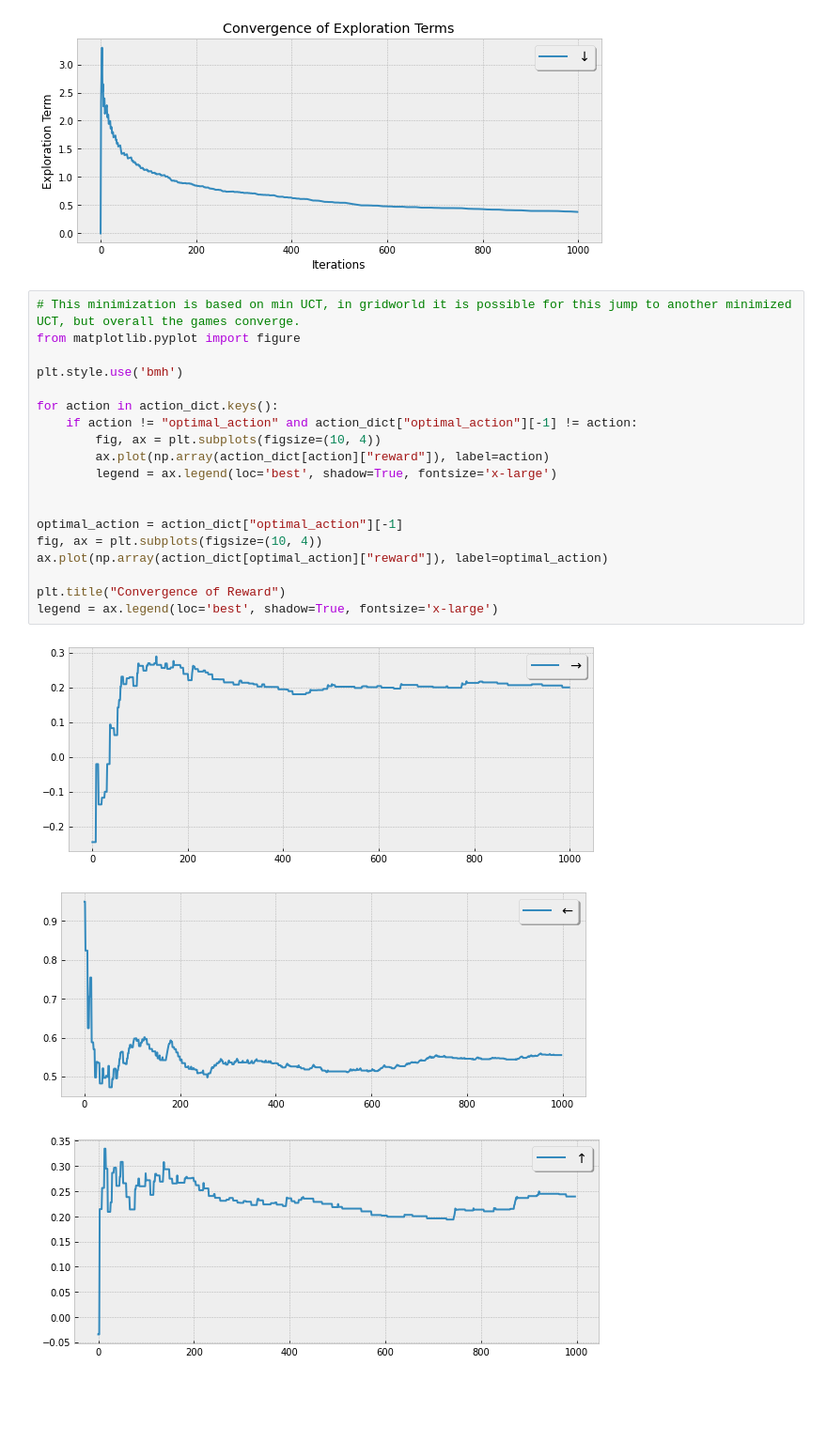
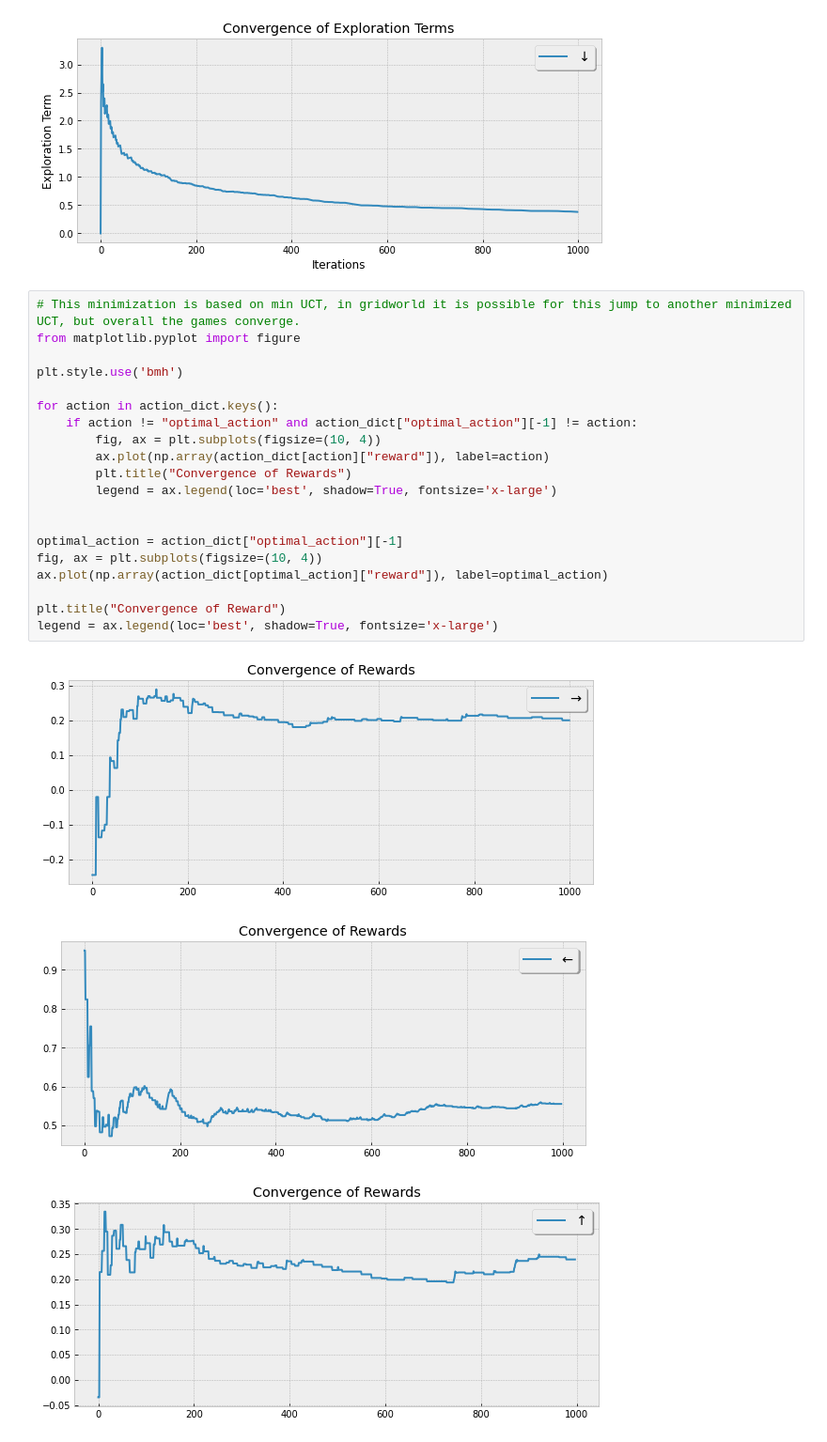
Before and after one commit to larkz/mcts-plots, a Jupyter notebook: conv_plot_all.ipynb, the cells around one changed output. Shown at 94% size. Saved outputs shown, nothing was run; the diff lists cells and outputs as text; blank space fills up the shorter version.

Commit message:
updated plot titling

```diff
--- a/conv_plot_all.ipynb
+++ b/conv_plot_all.ipynb
@@ -67,26 +67,27 @@ legend = ax.legend(loc='best', shadow=True, fontsize='x-large')
 # %%
 # This minimization is based on min UCT, in gridworld it is possible for this jump to another minimized UCT, but overall the games converge.
 from matplotlib.pyplot import figure
 
 plt.style.use('bmh')
 
 for action in action_dict.keys():
     if action != "optimal_action" and action_dict["optimal_action"][-1] != action:
         fig, ax = plt.subplots(figsize=(10, 4))
         ax.plot(np.array(action_dict[action]["reward"]), label=action)
+        plt.title("Convergence of Rewards")
         legend = ax.legend(loc='best', shadow=True, fontsize='x-large')
 
 
 optimal_action = action_dict["optimal_action"][-1]
 fig, ax = plt.subplots(figsize=(10, 4))
 ax.plot(np.array(action_dict[optimal_action]["reward"]), label=optimal_action)
 
 plt.title("Convergence of Reward")
 legend = ax.legend(loc='best', shadow=True, fontsize='x-large')
 # %% [output]
-[figure, old version]
+[figure, new version]
-[figure, old version]
+[figure, new version]
-[figure, old version]
+[figure, new version]
 [figure]
 # %%
 # This minimization is based on min UCT, in gridworld it is possible for this jump to another minimized UCT, but overall the games converge.
```
Also changed, not shown: parts of 1 cell of this notebook.
